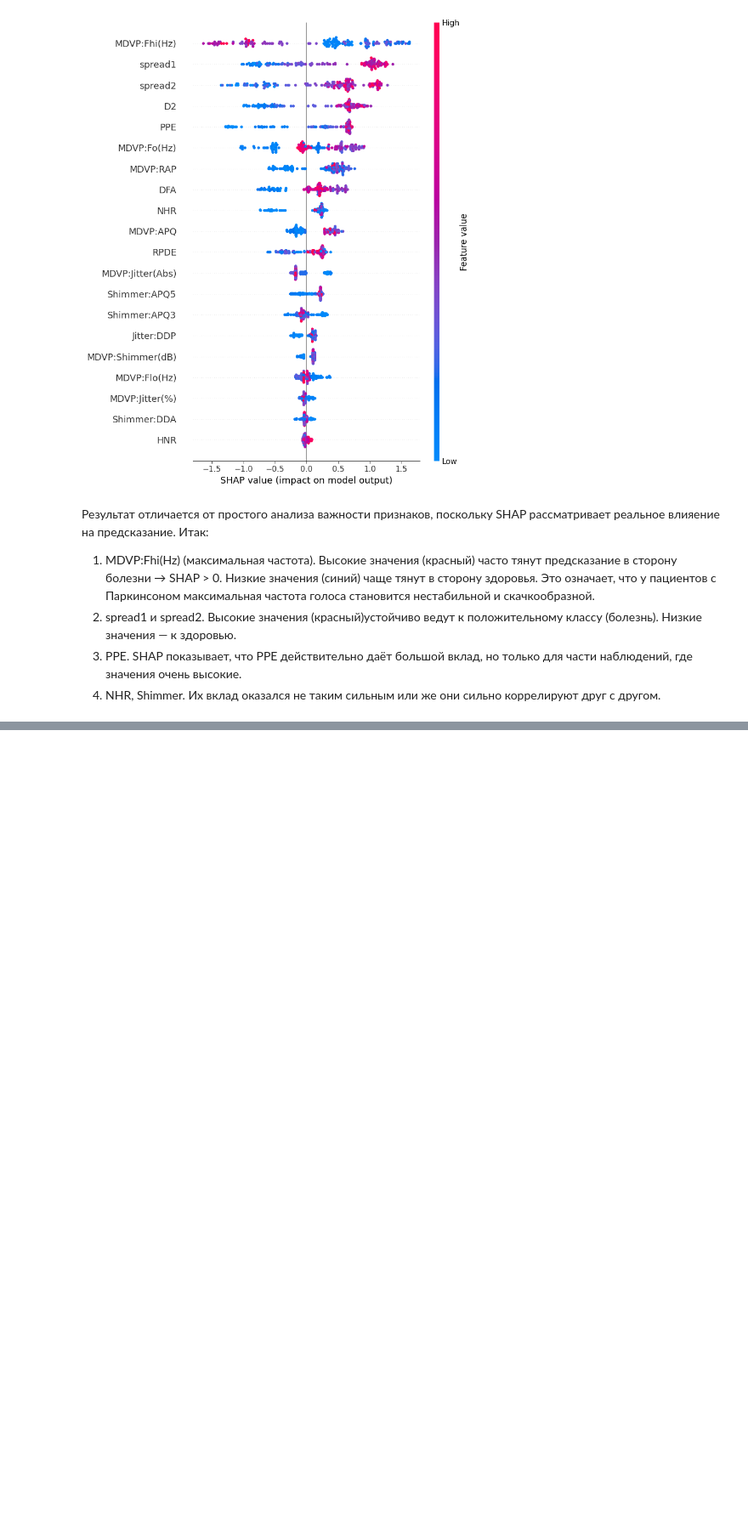
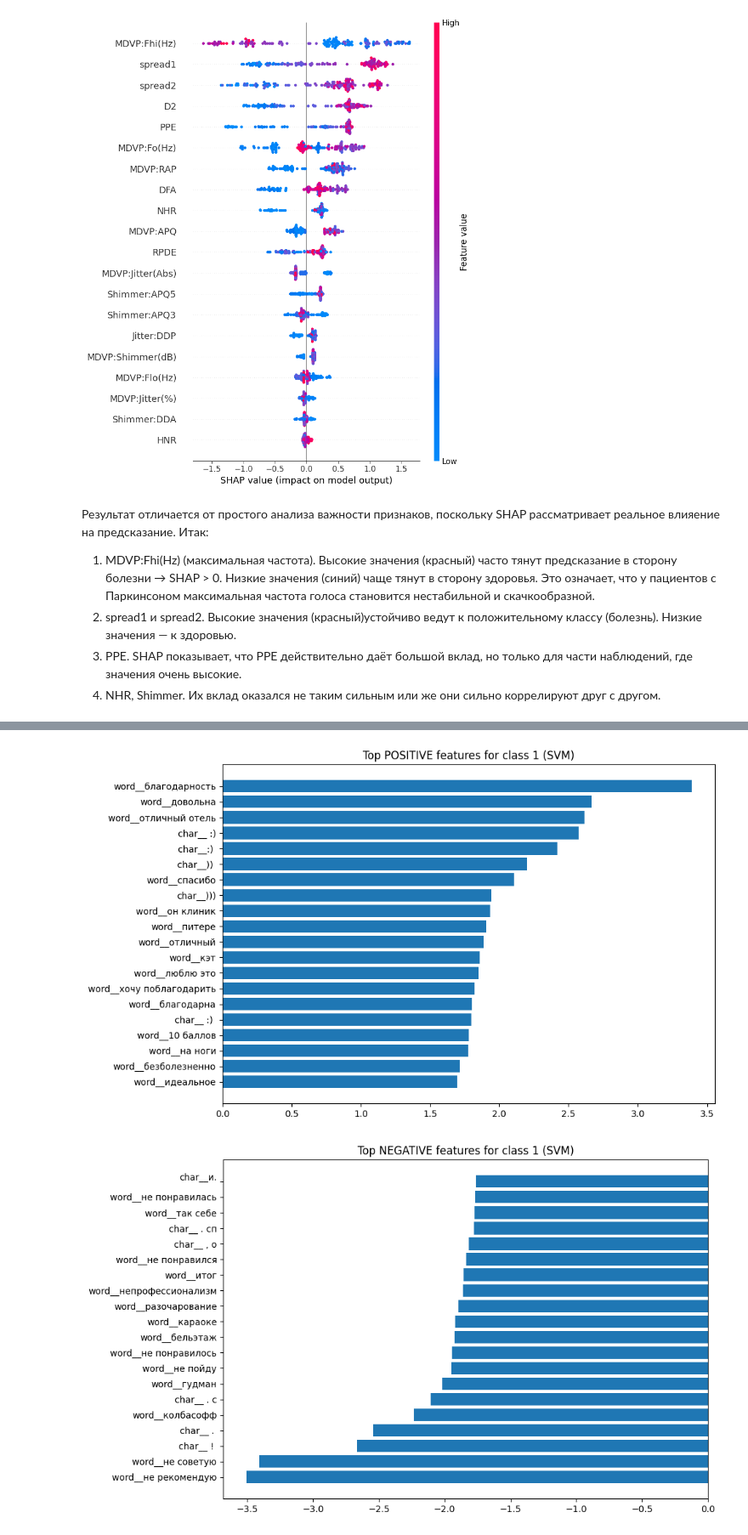
Before and after one commit to zer0punch/zer0punch, a Jupyter notebook: Практическая_работа_1.ipynb, the cells around one changed output, grey strips where cells are left out. Shown at 85% size. Cells and saved outputs as stored; diff of their text form; code cells hidden in the pictures; blank space fills up the shorter version.

```diff
--- a/Практическая_работа_1.ipynb
+++ b/Практическая_работа_1.ipynb
@@ -244,0 +712,5 @@ shap.summary_plot(shap_values, X_train)
+# %%
+plot_top_features(class_idx=1, topn=20)
+# %% [output]
+[figure, added]
+[figure, added]
```
Also changed, not shown: parts of 35 cells of this notebook.
